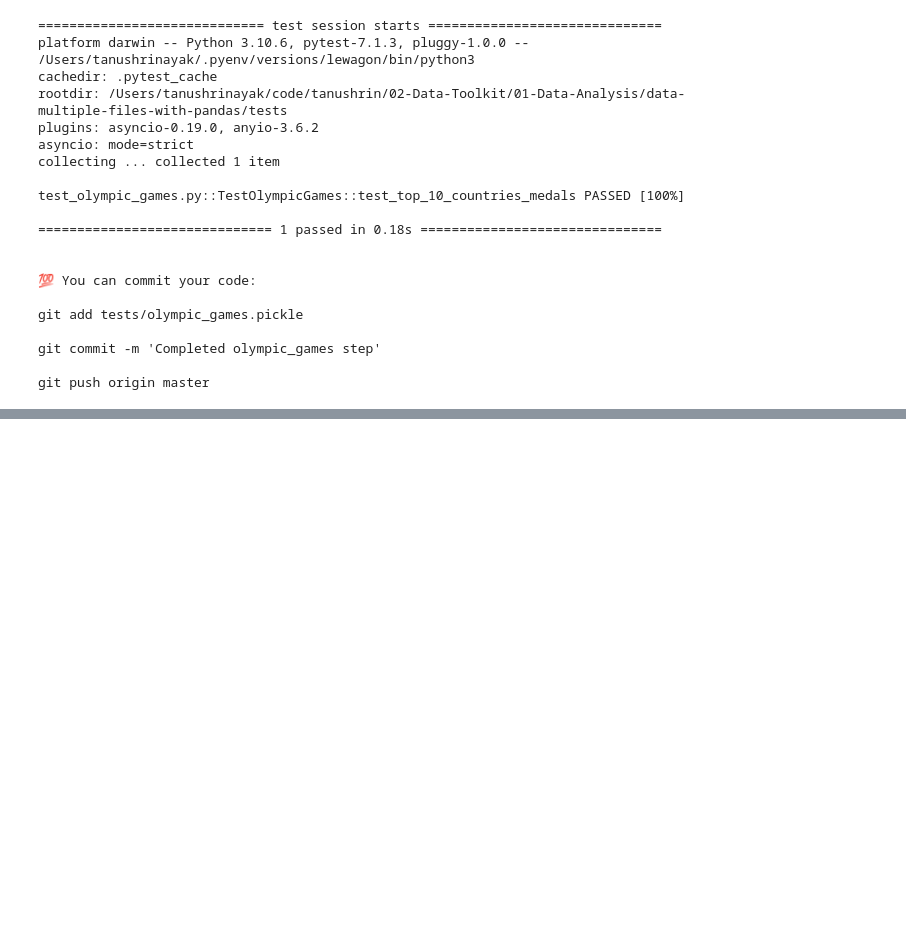
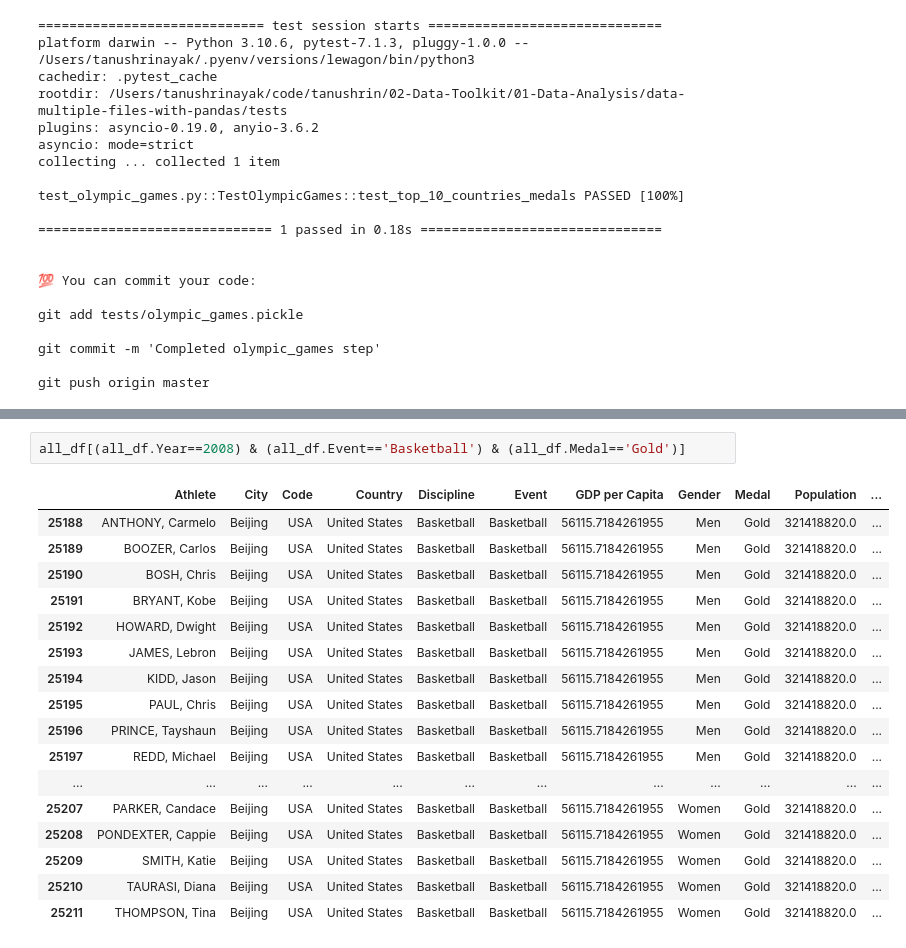
Before and after one commit to tanushrin/data-multiple-files-with-pandas, a Jupyter notebook: multiple_files.ipynb, the cells around one changed output, grey strips where cells are left out. Drawn from its saved outputs; the diff is of its cells as text; blank space fills up the shorter version.

```diff
--- a/multiple_files.ipynb
+++ b/multiple_files.ipynb
@@ -505,0 +566,20 @@ git push origin master
+# %%
+all_df[(all_df.Year==2008) & (all_df.Event=='Basketball') & (all_df.Medal=='Gold')]
+# %% [output]
+|  | Athlete | City | Code | Country | Discipline | Event | GDP per Capita | Gender | Medal | Population | ... |
+| 25188 | ANTHONY, Carmelo | Beijing | USA | United States | Basketball | Basketball | 56115.7184261955 | Men | Gold | 321418820.0 | ... |
+| 25189 | BOOZER, Carlos | Beijing | USA | United States | Basketball | Basketball | 56115.7184261955 | Men | Gold | 321418820.0 | ... |
+| 25190 | BOSH, Chris | Beijing | USA | United States | Basketball | Basketball | 56115.7184261955 | Men | Gold | 321418820.0 | ... |
+| 25191 | BRYANT, Kobe | Beijing | USA | United States | Basketball | Basketball | 56115.7184261955 | Men | Gold | 321418820.0 | ... |
+| 25192 | HOWARD, Dwight | Beijing | USA | United States | Basketball | Basketball | 56115.7184261955 | Men | Gold | 321418820.0 | ... |
+| 25193 | JAMES, Lebron | Beijing | USA | United States | Basketball | Basketball | 56115.7184261955 | Men | Gold | 321418820.0 | ... |
+| 25194 | KIDD, Jason | Beijing | USA | United States | Basketball | Basketball | 56115.7184261955 | Men | Gold | 321418820.0 | ... |
+| 25195 | PAUL, Chris | Beijing | USA | United States | Basketball | Basketball | 56115.7184261955 | Men | Gold | 321418820.0 | ... |
+| 25196 | PRINCE, Tayshaun | Beijing | USA | United States | Basketball | Basketball | 56115.7184261955 | Men | Gold | 321418820.0 | ... |
+| 25197 | REDD, Michael | Beijing | USA | United States | Basketball | Basketball | 56115.7184261955 | Men | Gold | 321418820.0 | ... |
+| ... | ... | ... | ... | ... | ... | ... | ... | ... | ... | ... | ... |
+| 25207 | PARKER, Candace | Beijing | USA | United States | Basketball | Basketball | 56115.7184261955 | Women | Gold | 321418820.0 | ... |
+| 25208 | PONDEXTER, Cappie | Beijing | USA | United States | Basketball | Basketball | 56115.7184261955 | Women | Gold | 321418820.0 | ... |
+| 25209 | SMITH, Katie | Beijing | USA | United States | Basketball | Basketball | 56115.7184261955 | Women | Gold | 321418820.0 | ... |
+| 25210 | TAURASI, Diana | Beijing | USA | United States | Basketball | Basketball | 56115.7184261955 | Women | Gold | 321418820.0 | ... |
+| 25211 | THOMPSON, Tina | Beijing | USA | United States | Basketball | Basketball | 56115.7184261955 | Women | Gold | 321418820.0 | ... |
```
Also changed, not shown: parts of 10 cells of this notebook, 3 other files.
